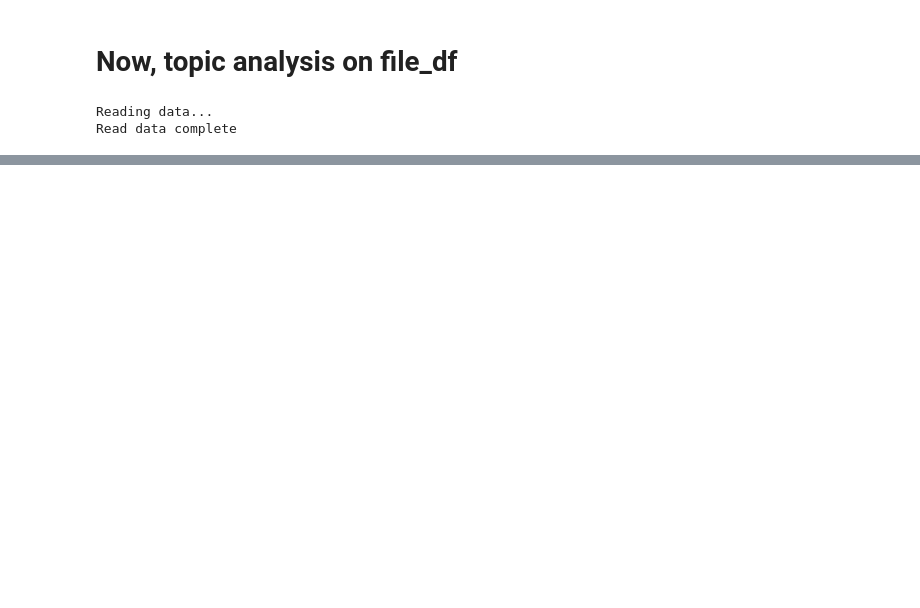
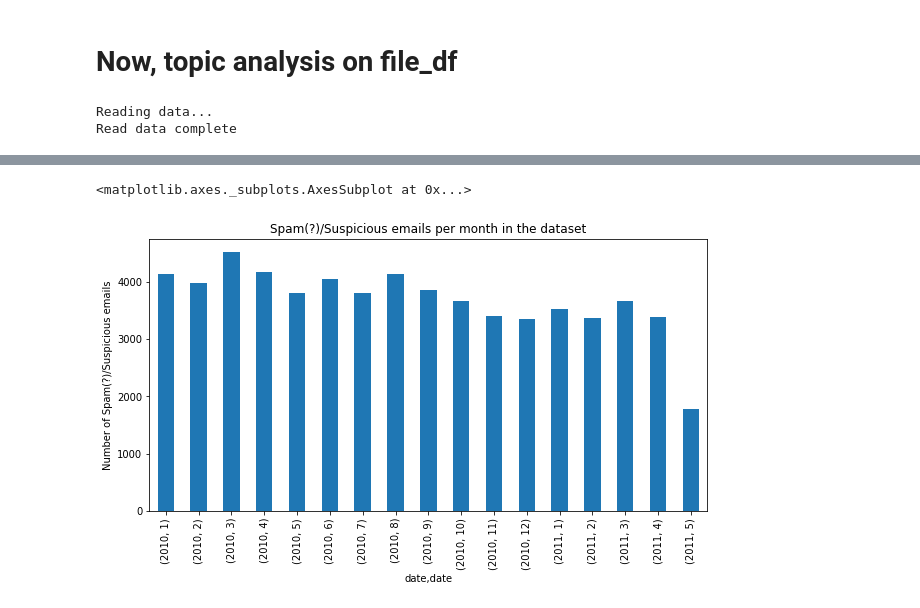
Before and after one commit to TalhaGhaffar/Data-Analytics, a Jupyter notebook: file_info_analysis.ipynb, the cells around one changed output, grey strips where cells are left out. Drawn from its saved outputs; the diff is of its cells as text; code cells hidden in the pictures; blank space fills up the shorter version.

```diff
--- a/file_info_analysis.ipynb
+++ b/file_info_analysis.ipynb
@@ -674,0 +831,3 @@ def apply_topic_analysis(doc_set, saved_model_name, num_topics=10):
+# %%
+is_spam_emails = email_emp_df[email_emp_df['content_x'].str.contains("ankh") & email_emp_df['content_x'].str.contains("prince") &
+            email_emp_df['content_x'].str.contains("ahmose")]
@@ -674,0 +842,9 @@ def apply_topic_analysis(doc_set, saved_model_name, num_topics=10):
+# %%
+fig = plt.figure(figsize=(10,5))
+plt.xlabel("Year, Month")
+plt.ylabel("Number of Spam(?)/Suspicious emails")
+plt.title("Spam(?)/Suspicious emails per month in the dataset")
+is_spam_emails.groupby([is_spam_emails["date"].dt.year, is_spam_emails["date"].dt.month]).size().plot(kind="bar")
+# %% [output]
+<matplotlib.axes._subplots.AxesSubplot at 0x...>
+[figure, added]
```
Also changed, not shown: parts of 50 cells of this notebook.
